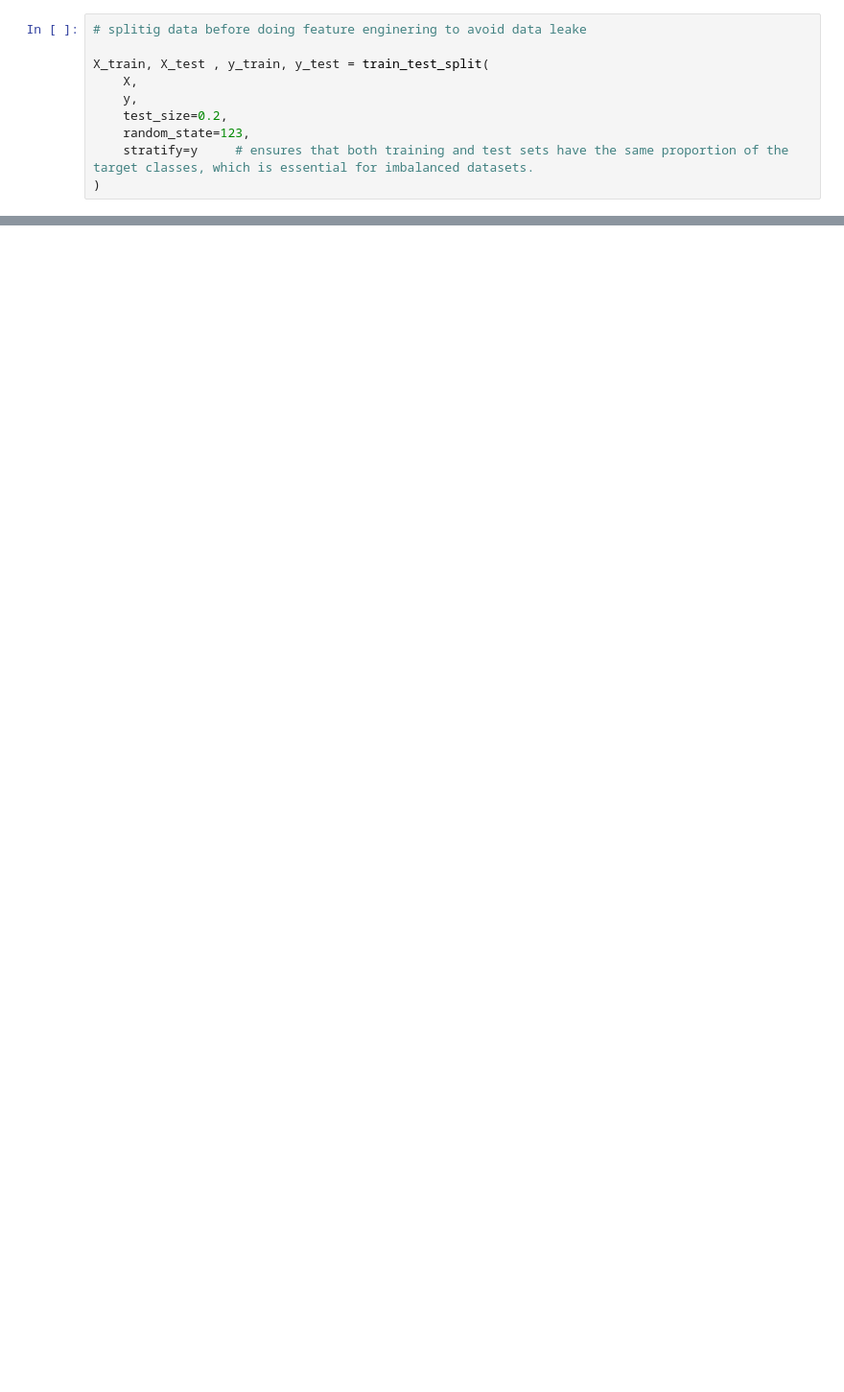
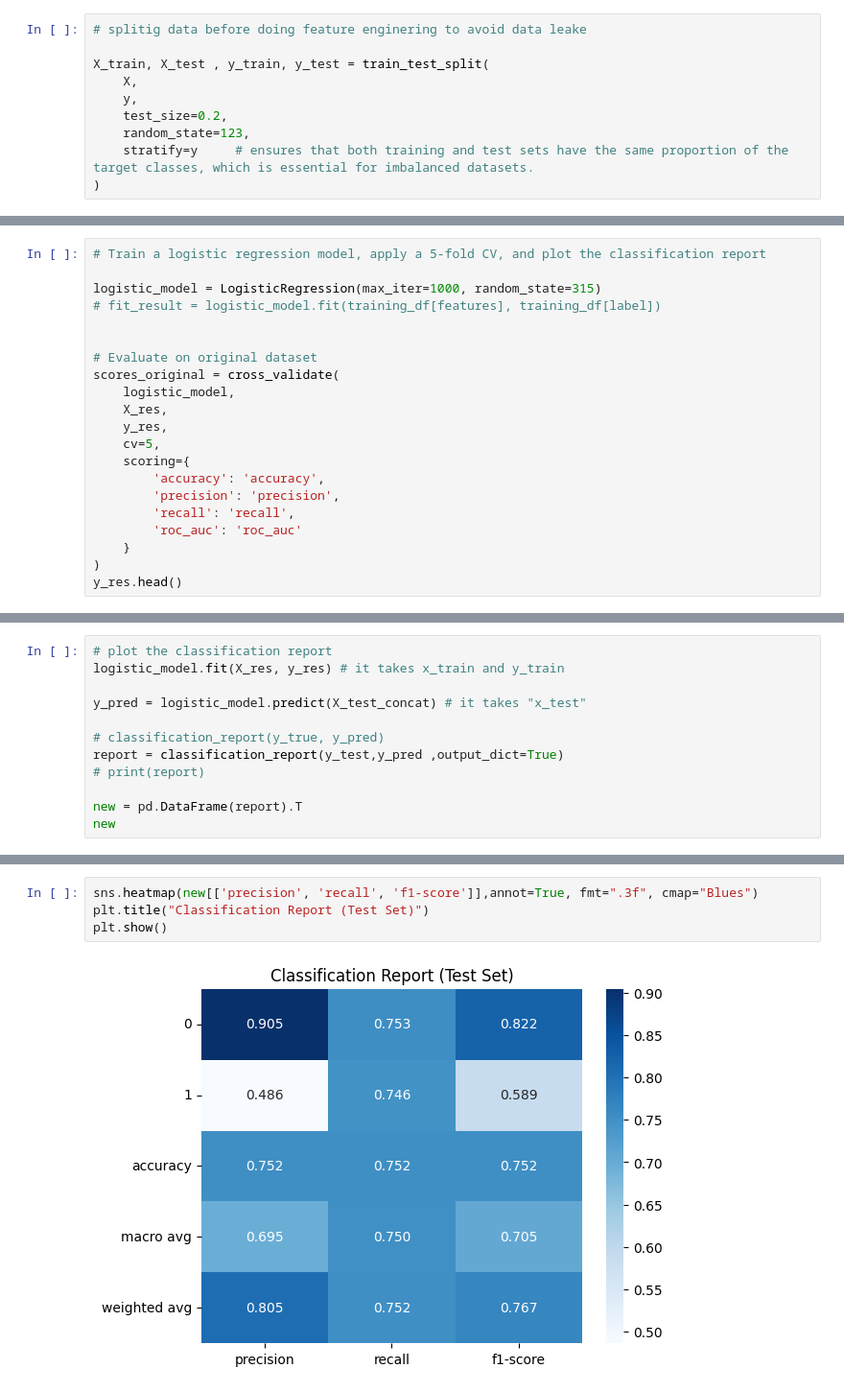
Before and after one commit to Mesterumit/Employee_Turnover_model, a Jupyter notebook: Employee_Turnover_App.ipynb, the cells around one changed output, grey strips where cells are left out. Shown at 96% size. Drawn from its saved outputs; the diff is of its cells as text; blank space fills up the shorter version.

```diff
--- a/Employee_Turnover_App.ipynb
+++ b/Employee_Turnover_App.ipynb
@@ -311,0 +419,21 @@ X_train_processed.head(3)
+# %%
+# Train a logistic regression model, apply a 5-fold CV, and plot the classification report
+
+logistic_model = LogisticRegression(max_iter=1000, random_state=315)
+# fit_result = logistic_model.fit(training_df[features], training_df[label])
+
+
+# Evaluate on original dataset
+scores_original = cross_validate(
+    logistic_model,
+    X_res,
+    y_res,
+    cv=5,
+    scoring={
+        'accuracy': 'accuracy',
+        'precision': 'precision',
+        'recall': 'recall',
+        'roc_auc': 'roc_auc'
+    }
+)
+y_res.head()
@@ -311,0 +453,12 @@ X_train_processed.head(3)
+# %%
+# plot the classification report
+logistic_model.fit(X_res, y_res) # it takes x_train and y_train
+
+y_pred = logistic_model.predict(X_test_concat) # it takes "x_test"
+
+# classification_report(y_true, y_pred)
+report = classification_report(y_test,y_pred ,output_dict=True)
+# print(report)
+
+new = pd.DataFrame(report).T
+new
@@ -311,0 +519,6 @@ X_train_processed.head(3)
+# %%
+sns.heatmap(new[['precision', 'recall', 'f1-score']],annot=True, fmt=".3f", cmap="Blues")
+plt.title("Classification Report (Test Set)")
+plt.show()
+# %% [output]
+[figure, added]
```
Also changed, not shown: parts of 20 cells of this notebook.
